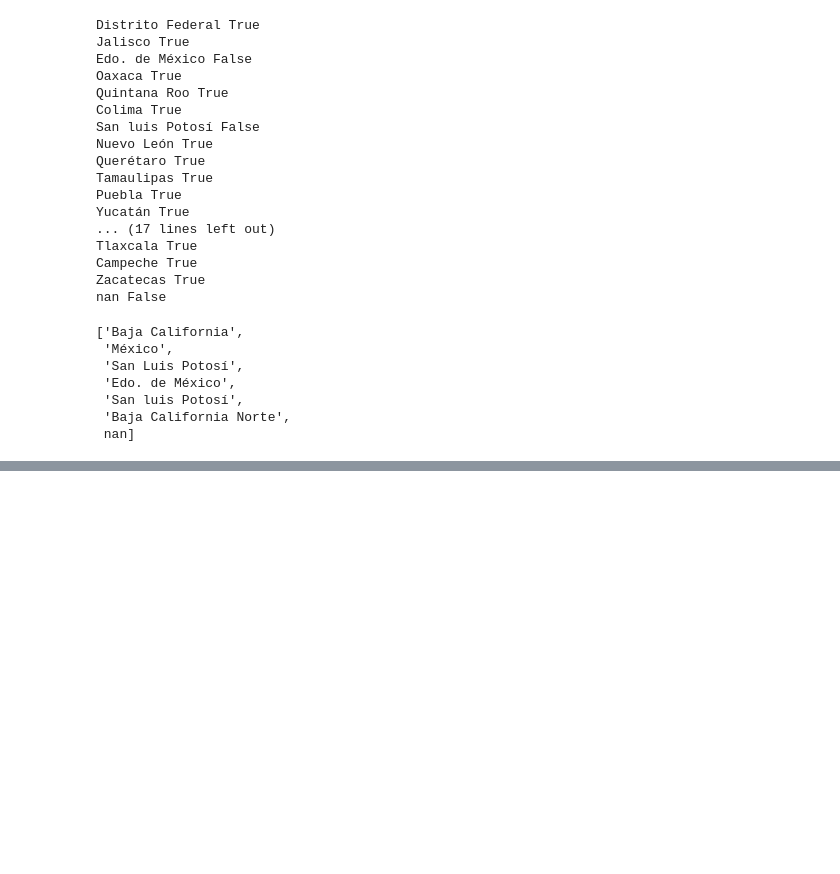
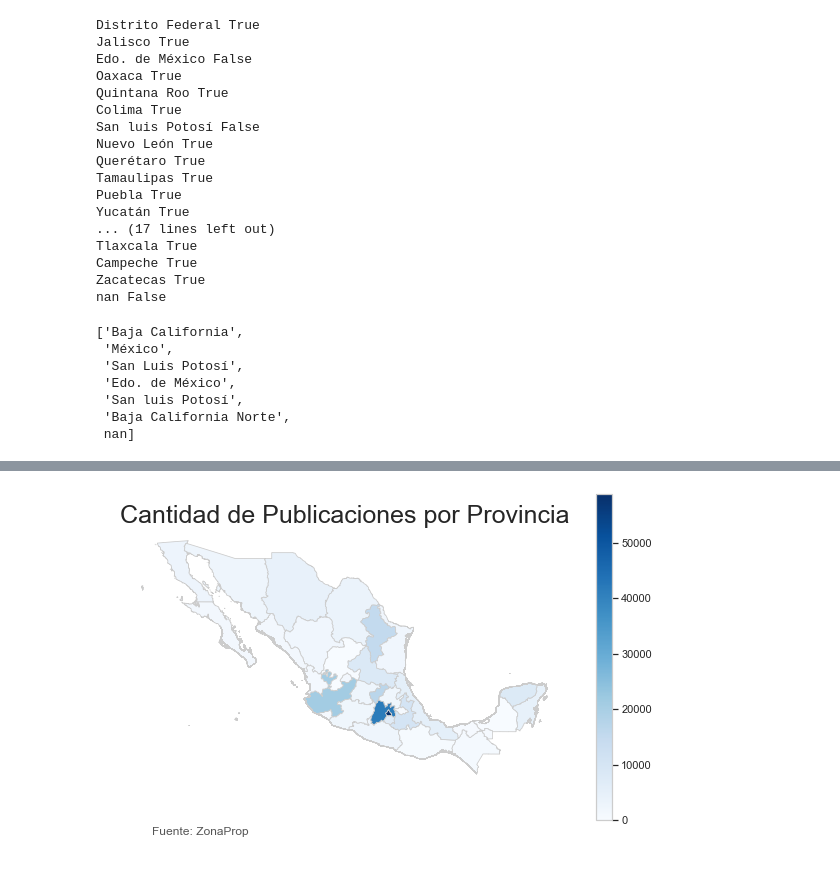
Before and after one commit to camilaserra5/7506-organizacion-de-datos, a Jupyter notebook: PlotMapaEnGeoPandas.ipynb, the cells around one changed output, grey strips where cells are left out. Drawn from its saved outputs; the diff is of its cells as text; code cells hidden in the pictures; blank space fills up the shorter version.

Commit message:
Mapa de publicaciones por provincia

```diff
--- a/PlotMapaEnGeoPandas.ipynb
+++ b/PlotMapaEnGeoPandas.ipynb
@@ -144,6 +144,6 @@ problemas
  'Baja California Norte',
  nan]
 # %%
-nombres_replace = {'Baja California': 'Baja California Norte', 'México': 'Edo. de México', 'San Luis Potosí':'San luis Potosí'}
-map_df['NAME_1'].isin(nombres_replace)
+map_df.NAME_1 = map_df.NAME_1.replace({'Baja California': 'Baja California Norte', 'México': 'Edo. de México', 'San Luis Potosí':'San luis Potosí'})
+map_df.NAME_1
 # %% [output]
@@ -189,0 +167,5 @@ Name: NAME_1, dtype: object
+# %%
+provinciaVScantidad = df.groupby('provincia').agg(cantidad_publicaciones = ('precio','count'))
+#provinciaVScantidad
+print(provinciaVScantidad.min())
+print(provinciaVScantidad.max())
@@ -189,0 +177,3 @@ Name: NAME_1, dtype: object
+# %%
+merged = map_df.set_index('NAME_1').join(provinciaVScantidad)
+merged.head()
@@ -189,0 +188,30 @@ Name: NAME_1, dtype: object
+# %%
+# set a variable that will call whatever column we want to visualise on the map
+variable = 'cantidad_publicaciones'
+# set the range for the choropleth
+vmin, vmax = 0, 58790
+# create figure and axes for Matplotlib
+fig, ax = plt.subplots(1, figsize=(10, 6))
+
+# create map
+merged.plot(column=variable, cmap='Blues', linewidth=0.8, ax=ax, edgecolor='0.8')
+
+# remove the axis
+ax.axis('off')
+
+# add a title
+ax.set_title('Cantidad de Publicaciones por Provincia', fontdict={'fontsize': '25', 'fontweight' : '3'})
+# create an annotation for the data source
+ax.annotate('Fuente: ZonaProp',xy=(0.1, .08),  xycoords='figure fraction',
+            horizontalalignment='left', verticalalignment='top', fontsize=12, color='#555555')
+
+# Create colorbar as a legend
+sm = plt.cm.ScalarMappable(cmap='Blues', norm=plt.Normalize(vmin=vmin, vmax=vmax))
+# empty array for the data range
+sm._A = []
+# add the colorbar to the figure
+cbar = fig.colorbar(sm)
+
+fig.savefig('map_cant_publicaciones_por_provincia.png', dpi=300)
+# %% [output]
+[figure, added]
```
Also changed, not shown: parts of 5 cells of this notebook.
